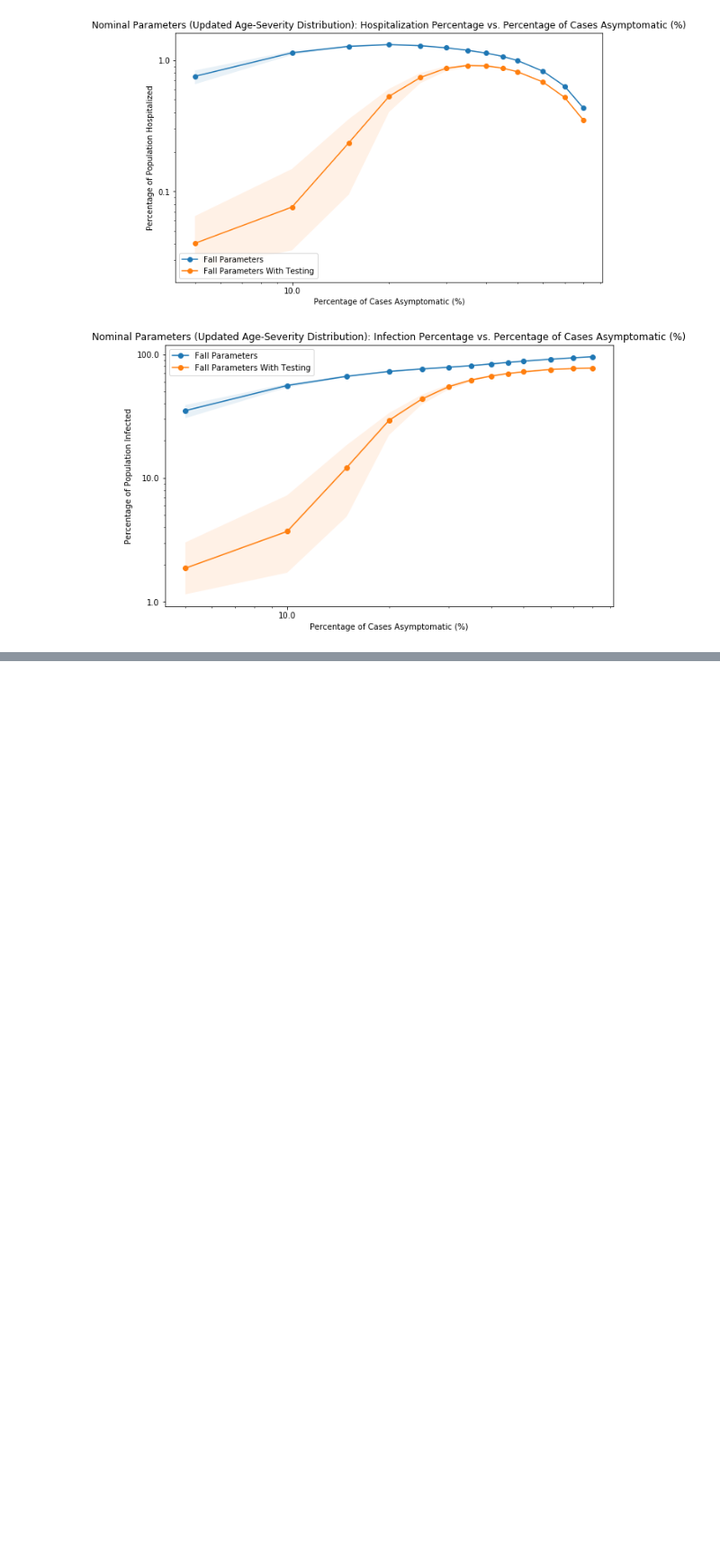
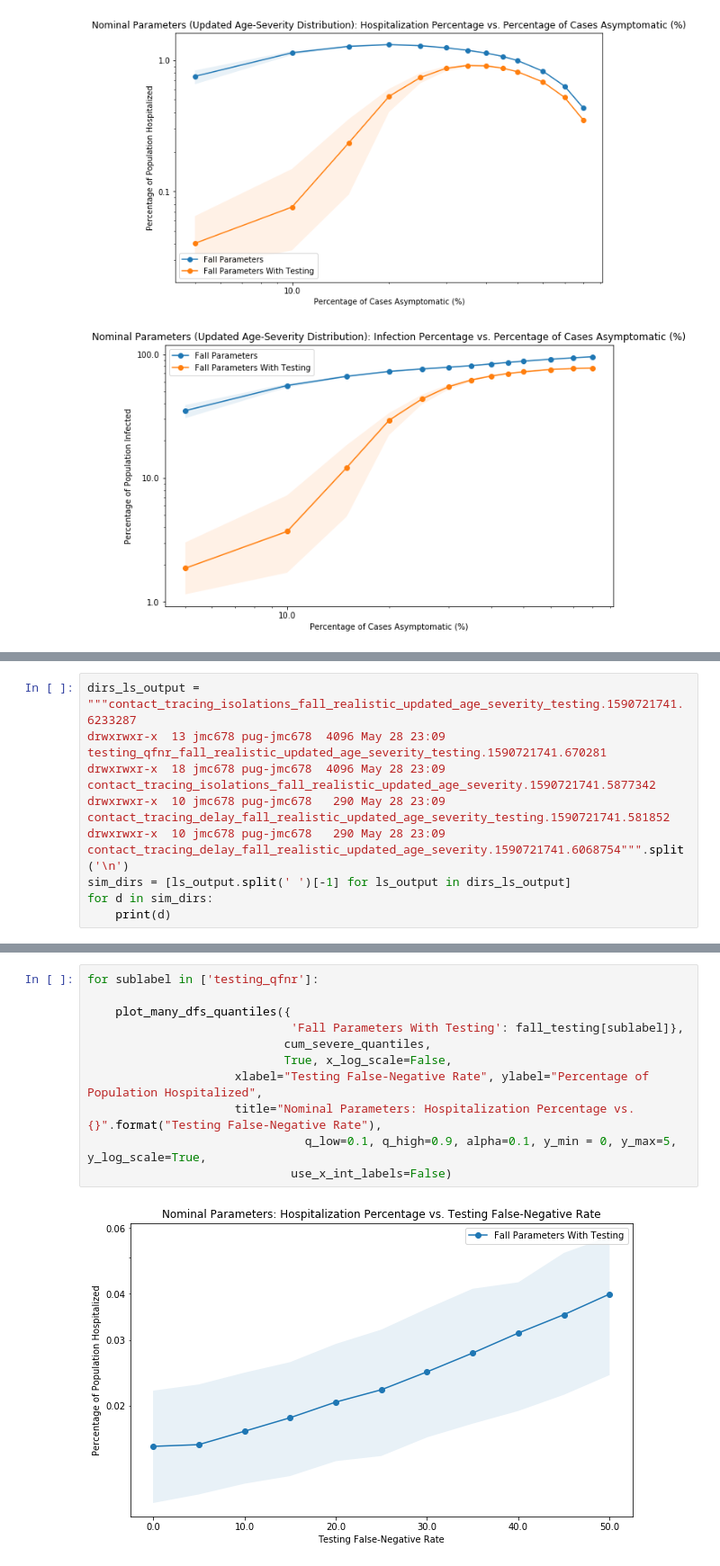
Before and after one commit to peter-i-frazier/group-testing, a Jupyter notebook: notebooks/may_28_asymptomatic_p_analysis.ipynb, the cells around one changed output, grey strips where cells are left out. Shown at 90% size. Drawn from its saved outputs; the diff is of its cells as text; blank space fills up the shorter version.

```diff
--- a/notebooks/may_28_asymptomatic_p_analysis.ipynb
+++ b/notebooks/may_28_asymptomatic_p_analysis.ipynb
@@ -404,0 +407,9 @@ for sublabel in ['asymptomatic_p']:
+# %%
+dirs_ls_output = """contact_tracing_isolations_fall_realistic_updated_age_severity_testing.1590721741.6233287
+drwxrwxr-x  13 jmc678 pug-jmc678  4096 May 28 23:09 testing_qfnr_fall_realistic_updated_age_severity_testing.1590721741.670281
+drwxrwxr-x  18 jmc678 pug-jmc678  4096 May 28 23:09 contact_tracing_isolations_fall_realistic_updated_age_severity.1590721741.5877342
+drwxrwxr-x  10 jmc678 pug-jmc678   290 May 28 23:09 contact_tracing_delay_fall_realistic_updated_age_severity_testing.1590721741.581852
+drwxrwxr-x  10 jmc678 pug-jmc678   290 May 28 23:09 contact_tracing_delay_fall_realistic_updated_age_severity.1590721741.6068754""".split('\n')
+sim_dirs = [ls_output.split(' ')[-1] for ls_output in dirs_ls_output]
+for d in sim_dirs:
+    print(d)
@@ -404,0 +513,13 @@ for sublabel in ['asymptomatic_p']:
+# %%
+for sublabel in ['testing_qfnr']:
+
+    plot_many_dfs_quantiles({
+                             'Fall Parameters With Testing': fall_testing[sublabel]},
+                            cum_severe_quantiles,
+                            True, x_log_scale=False,
+                     xlabel="Testing False-Negative Rate", ylabel="Percentage of Population Hospitalized",
+                     title="Nominal Parameters: Hospitalization Percentage vs. {}".format("Testing False-Negative Rate"),
+                               q_low=0.1, q_high=0.9, alpha=0.1, y_min = 0, y_max=5, y_log_scale=True,
+                             use_x_int_labels=False)
+# %% [output]
+[figure, added]
```
Also changed, not shown: parts of 6 cells of this notebook.
